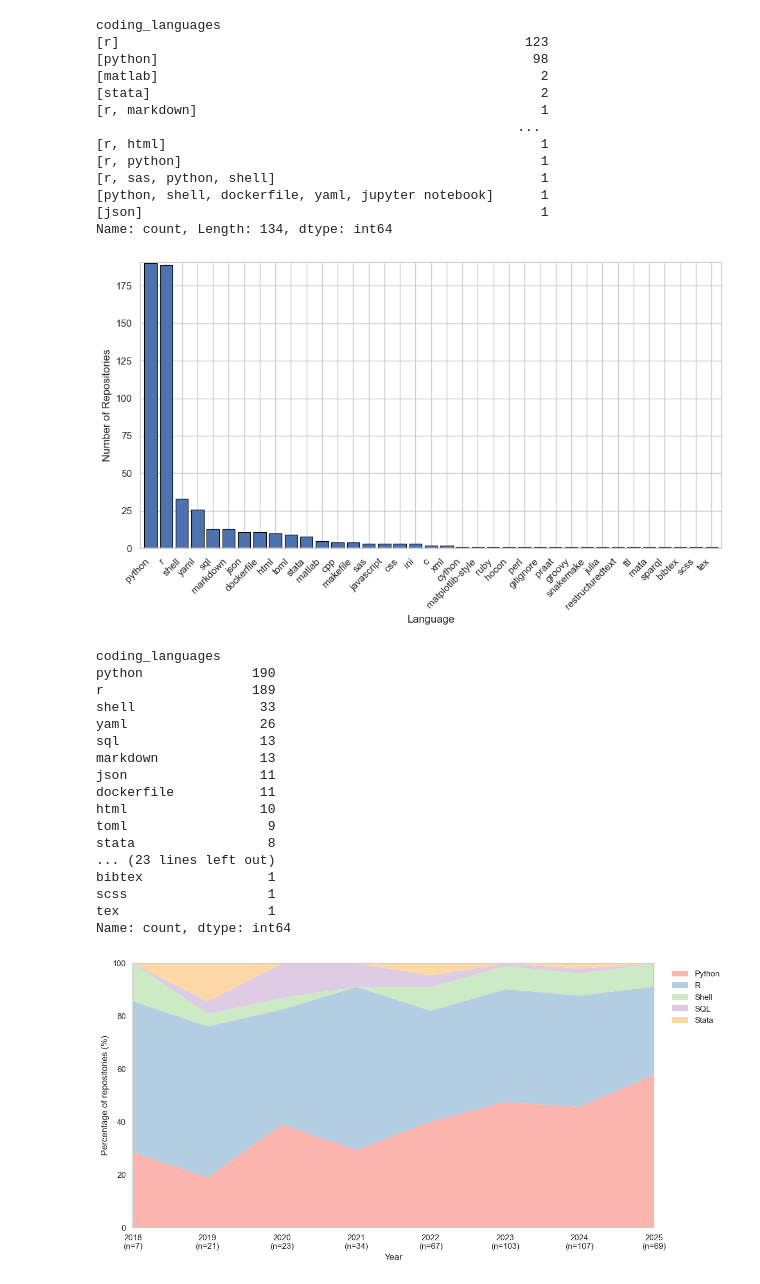
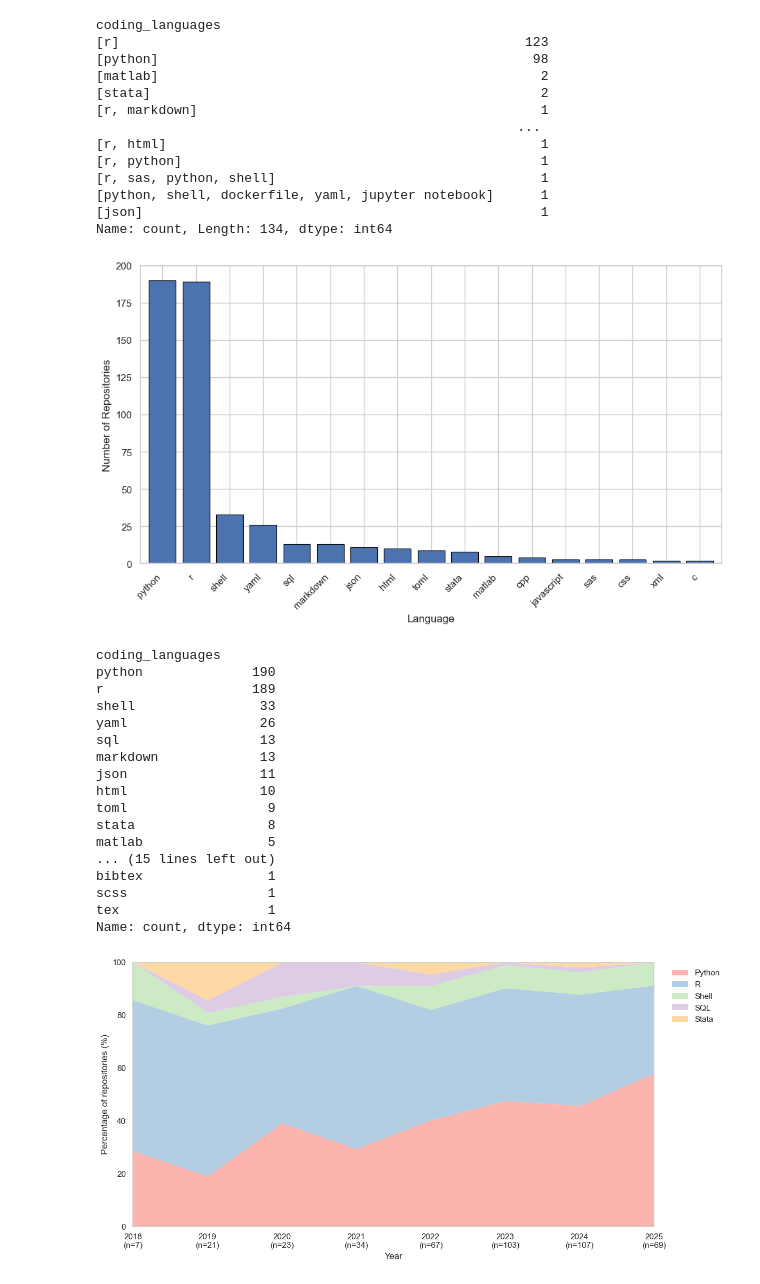
Before and after one commit to thomas-sounack/TRIPOD-Code, a Jupyter notebook: notebooks/04_final_analysis.ipynb, the cells around one changed output. Cells and saved outputs as stored; diff of their text form; code cells hidden in the pictures.

Commit message:
updated language plot

```diff
--- a/notebooks/04_final_analysis.ipynb
+++ b/notebooks/04_final_analysis.ipynb
@@ -1564,6 +1564,17 @@ NOTEBOOKS = {
     "quarto",
 }
 
+EXCLUDE_LANGS = {
+    "dockerfile",
+    "ini",
+    "makefile",
+    "matplotlib-style",
+    "hocon",
+    "gitignore",
+    "praat",
+    "snakemake",
+}
+
 def normalize_lang(x):
     if x is None or (isinstance(x, float) and pd.isna(x)):
         return None
@@ -1577,6 +1588,10 @@ def normalize_lang(x):
     if s in NOTEBOOKS:
         return None
 
+    # exclude specified languages
+    if s in EXCLUDE_LANGS:
+        return None
+
     return s
 
 langs = (
@@ -1586,37 +1601,38 @@ langs = (
     .map(normalize_lang)
     .dropna()
 )
 
 lang_counts = langs.value_counts()
+
+# Filter to languages with more than one occurrence
+lang_counts = lang_counts[lang_counts > 1]
 
 fig, ax = plt.subplots(figsize=(10, 6))
 
 lang_counts.plot(
     kind="bar",
     ax=ax,
     width=0.8,
     edgecolor="black",
     linewidth=0.8
 )
 
 ax.set_ylabel("Number of Repositories")
 ax.set_xlabel("Language")
 ax.set_xticklabels(ax.get_xticklabels(), rotation=45, ha="right")
 
 # Force the baseline to start at 0 and leave a bit of headroom
-ax.set_ylim(0, lang_counts.max() + 0.5)
-
-
+ax.set_ylim(0, 200)
 
 plt.tight_layout()
 plt.savefig(
     "../figures/appendix8_language_distribution_repositories.png",
     dpi=300,
     bbox_inches="tight"
 )
 plt.show()
 # %% [output]
-[figure, old version]
+[figure, new version]
 # %%
 langs.value_counts()
 # %% [output]
@@ -1628,11 +1644,11 @@ yaml                 26
 sql                  13
 markdown             13
 json                 11
-dockerfile           11
 html                 10
 toml                  9
 stata                 8
-... (23 lines left out)
+matlab                5
+... (15 lines left out)
 bibtex                1
 scss                  1
 tex                   1
```
Also changed, not shown: 1 other file.
